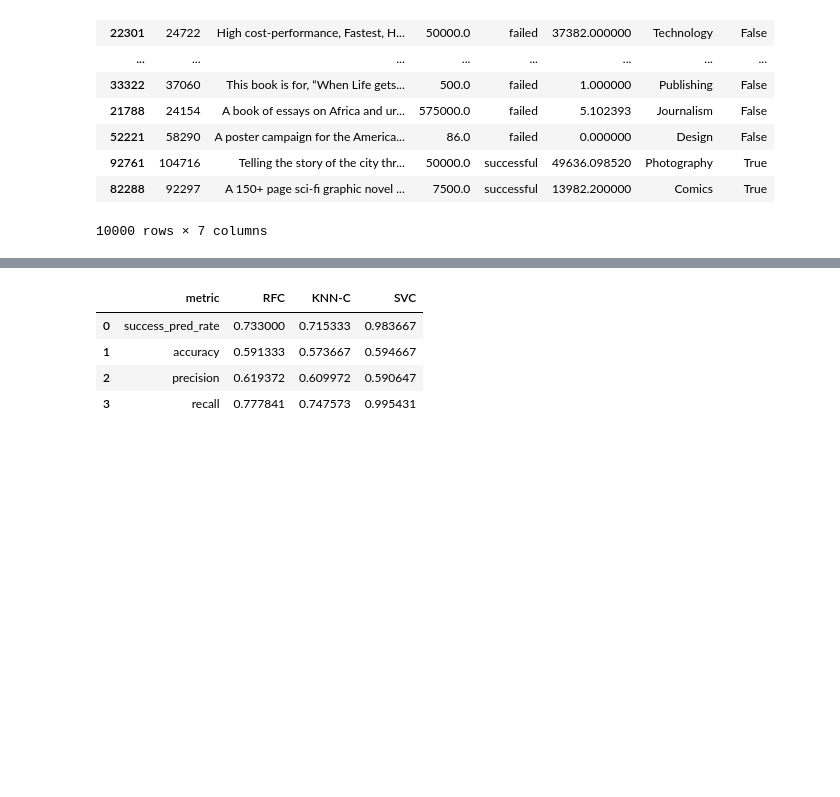
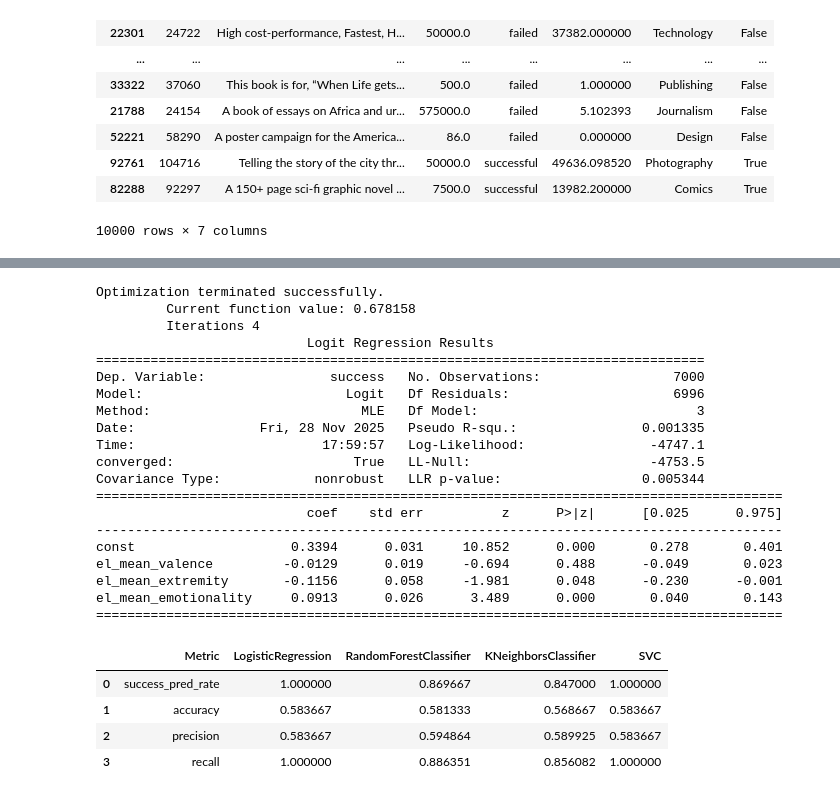
Before and after one commit to bozercavdar/kickstarter-project, a Jupyter notebook: off_the_shelf_lexicons.ipynb, the cells around one changed output, grey strips where cells are left out. Drawn from its saved outputs; the diff is of its cells as text; code cells hidden in the pictures; blank space fills up the shorter version.

```diff
--- a/analysis_9.ipynb
+++ b/off_the_shelf_lexicons.ipynb
@@ -57,6 +65,7 @@ def extract_feature(df: pd.DataFrame, feature_extractor: Callable):
     df = df.join(df["blurb"].apply(feature_extractor))
     return df
 # %%
+# Function to fit a list of classifiers based on the given cols
 def classifier(df: pd.DataFrame, cols: list[str], estimators: list[BaseEstimator]):
     X = df[cols].copy()
     y = df["success"]
@@ -65,7 +74,7 @@ def classifier(df: pd.DataFrame, cols: list[str], estimators: list[BaseEstimator
         X, y, test_size=0.30, random_state=41, stratify=y
     )
 
-    afinn_results = None
+    total_results = None
 
     for estimator in estimators:
         estimator.fit(X_train, y_train)
@@ -74,8 +83,8 @@ def classifier(df: pd.DataFrame, cols: list[str], estimators: list[BaseEstimator
         # y_pred_prob = estimator.predict_proba(X_test)[:, 1]
 
         results = pd.DataFrame({
-            "metric": ["success_pred_rate", "accuracy", "precision", "recall"],
-            "value": [
+            "Metric": ["success_pred_rate", "accuracy", "precision", "recall"],
+            f"{estimator.__class__.__name__}": [
                 y_pred.mean(),
                 accuracy_score(y_test, y_pred),
                 precision_score(y_test, y_pred),
@@ -84,11 +93,24 @@ def classifier(df: pd.DataFrame, cols: list[str], estimators: list[BaseEstimator
             ]
         })
 
-        if afinn_results is None:
-            vader_results = results
+        if total_results is None:
+            total_results = results
         else:
-            vader_results = pd.merge(vader_results, results, on="metric")
+            total_results = pd.merge(total_results, results, on="Metric")
 
-    vader_results.columns=["metric", "RFC", "KNN-C", "SVC"]
-    return vader_results
+    return total_results
+# %%
+def logistic_regression_summary(df, col_names):
+    X = df[col_names].copy()
+    X = sm.add_constant(X)
+    y = df["success"]
+
+    X_train, X_test, y_train, y_test = train_test_split(
+        X, y, test_size=0.30, random_state=41, stratify=y
+    )
+
+    model = sm.Logit(y_train, X_train)
+    result = model.fit()
+
+    print(result.summary())
 # %%
@@ -183,36 +261,57 @@ nrc_results
 # %%
 el = pd.read_csv("evaluative_lexicon_features.csv")
 
 el_dict = el.set_index("Word").to_dict()
 
 def word_separator(text):
     clear_text = text.translate(str.maketrans("", "", string.punctuation)).lower()
     return clear_text.split()
 
 def el_features(text):
     tokens = word_separator(text)
     vals, exts, emos = [], [], []
 
     for w in tokens:
         if w in el_dict["Valence"]:
             vals.append(el_dict["Valence"][w])
             exts.append(el_dict["Extremity"][w])
             emos.append(el_dict["Emotionality"][w])
 
     return pd.Series({
         "el_mean_valence": sum(vals)/len(vals) if vals else 0,
         "el_mean_extremity": sum(exts)/len(exts) if exts else 0,
-        "el_mean_emotinality": sum(emos)/len(emos) if emos else 0,
+        "el_mean_emotionality": sum(emos)/len(emos) if emos else 0,
     })
 
-col_names = ["goal", "el_mean_valence", "el_mean_extremity", "el_mean_emotinality"]
+col_names = ["el_mean_valence", "el_mean_extremity", "el_mean_emotionality"]
 
 el_df = extract_feature(sample_df, el_features)
-el_results = classifier(el_df, col_names, estimators=[RandomForestClassifier(), KNeighborsClassifier(), SVC()])
+logistic_regression_summary(el_df, col_names)
+el_results = classifier(el_df, col_names, estimators=[LogisticRegression(), RandomForestClassifier(), KNeighborsClassifier(), SVC()])
 el_results
 # %% [output]
+Optimization terminated successfully.
+         Current function value: 0.678158
+         Iterations 4
+                           Logit Regression Results
+==============================================================================
+Dep. Variable:                success   No. Observations:                 7000
+Model:                          Logit   Df Residuals:                     6996
+Method:                           MLE   Df Model:                            3
+Date:                Fri, 28 Nov 2025   Pseudo R-squ.:                0.001335
+Time:                        17:59:57   Log-Likelihood:                -4747.1
+converged:                       True   LL-Null:                       -4753.5
+Covariance Type:            nonrobust   LLR p-value:                  0.005344
+========================================================================================
+                           coef    std err          z      P>|z|      [0.025      0.975]
+----------------------------------------------------------------------------------------
+const                    0.3394      0.031     10.852      0.000       0.278       0.401
+el_mean_valence         -0.0129      0.019     -0.694      0.488      -0.049       0.023
+el_mean_extremity       -0.1156      0.058     -1.981      0.048      -0.230      -0.001
+el_mean_emotionality     0.0913      0.026      3.489      0.000       0.040       0.143
+========================================================================================
-|  | metric | RFC | KNN-C | SVC |
-| 0 | success_pred_rate | 0.733000 | 0.715333 | 0.983667 |
-| 1 | accuracy | 0.591333 | 0.573667 | 0.594667 |
-| 2 | precision | 0.619372 | 0.609972 | 0.590647 |
-| 3 | recall | 0.777841 | 0.747573 | 0.995431 |
+|  | Metric | LogisticRegression | RandomForestClassifier | KNeighborsClassifier | SVC |
+| 0 | success_pred_rate | 1.000000 | 0.869667 | 0.847000 | 1.000000 |
+| 1 | accuracy | 0.583667 | 0.581333 | 0.568667 | 0.583667 |
+| 2 | precision | 0.583667 | 0.594864 | 0.589925 | 0.583667 |
+| 3 | recall | 1.000000 | 0.886351 | 0.856082 | 1.000000 |
```
Also changed, not shown: parts of 9 cells of this notebook, 5 other files.
